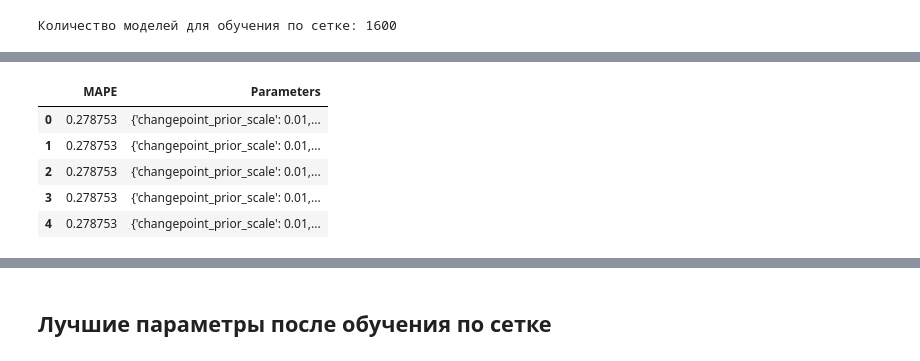
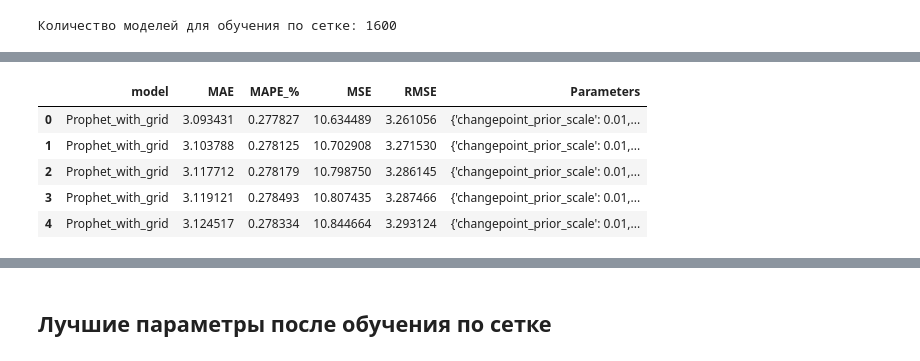
Before and after one commit to myxa95/01_Prediction_of_the_key_rate_in_the_Russian_Federation, a Jupyter notebook: notebooks/Parcer_EDA.ipynb, the cells around one changed output, grey strips where cells are left out. Saved outputs shown, nothing was run; the diff lists cells and outputs as text; code cells hidden in the pictures.

```diff
--- a/notebooks/Parcer_EDA.ipynb
+++ b/notebooks/Parcer_EDA.ipynb
@@ -354,12 +355,15 @@ print('Количество моделей для обучения по сетк
 # %% [output]
 Количество моделей для обучения по сетке: 1600
 # %%
-# Создаем пустой DataFrame с указанными столбцами
-model_parameters = pd.DataFrame(columns=['MAPE', 'Parameters'])
+# Создаем пустой DataFrame для сохранения метрик
+model_grid_metrics = pd.DataFrame()
+model_grid_parameters = pd.DataFrame(columns = ['Parameters'])
 
 # Проходимся по сетке гиперпараметров
-for p in grid:
+for p in tqdm(grid):
     print(p)
+#for p in grid:
+#    print(p)
 
     # Создаем модель Prophet с текущими гиперпараметрами
     model_grid = Prophet(
@@ -370,11 +374,11 @@ for p in grid:
         daily_seasonality = p['daily_seasonality'],
         weekly_seasonality = p['weekly_seasonality'],
         yearly_seasonality = p['yearly_seasonality'],
-        #holidays=holiday,
+        holidays=holiday,
     )
 
     # Добавляем праздники в модель
-    #model_grid.add_country_holidays(country_name='RU')
+    model_grid.add_country_holidays(country_name='RU')
 
     # Обучаем модель данными
     model_grid.fit(df_train)
@@ -385,11 +389,8 @@ for p in grid:
     # Делаем предсказания
     model_grid_forecast = model_grid.predict(model_grid_future)
 
-    # Вычисляем MAPE
-    MAPE = mean_absolute_percentage_error(df_test['y'], model_grid_forecast['yhat'])
-    print('Mean Absolute Percentage Error(MAPE) - ', MAPE)
-
-    # Добавляем новую строку в DataFrame
-    model_parameters = pd.concat([model_parameters, pd.DataFrame({'MAPE': [MAPE], 'Parameters': [p]})], ignore_index=True)
+    # Вычисляем метрики и добавляем новую строку в DataFrame
+    model_grid_metrics = pd.concat([model_grid_metrics, get_metrics(y_test=df_test['y'], y_pred=model_grid_forecast['yhat'], name='Prophet_with_grid ')])
+    model_grid_parameters = pd.concat([model_grid_parameters, pd.DataFrame({'Parameters': [p]})], ignore_index=True)
 # %% [output]
 {'changepoint_prior_scale': 0.001, 'daily_seasonality': True, 'holidays_prior_scale': 0.01, 'seasonality_mode': 'multiplicative', 'seasonality_prior_scale': 0.01, 'weekly_seasonality': True, 'yearly_s ...
@@ -418,0 +415,3 @@ Mean Absolute Percentage Error(MAPE) -  0.3733522403180229
+# %%
+model_grid_metrics = model_grid_metrics.reset_index(drop=True)
+model_grid_metrics
@@ -418,0 +448,4 @@ Mean Absolute Percentage Error(MAPE) -  0.3733522403180229
+# %%
+# Объединение DataFrame по столбцам (axis=1)
+metrics_parameters_with_grid = pd.concat([model_grid_metrics, model_grid_parameters], axis=1)
+metrics_parameters_with_grid
@@ -419,11 +466,11 @@ Mean Absolute Percentage Error(MAPE) -  0.3733522403180229
 # %%
-parameters = model_parameters.sort_values(by=['MAPE'])
-parameters = parameters.reset_index(drop=True)
-parameters.head()
+metrics_parameters_with_grid = metrics_parameters_with_grid.sort_values(by=['MAE'])
+metrics_parameters_with_grid = metrics_parameters_with_grid.reset_index(drop=True)
+metrics_parameters_with_grid.head()
 # %% [output]
-|  | MAPE | Parameters |
-| 0 | 0.278753 | {'changepoint_prior_scale': 0.01,... |
-| 1 | 0.278753 | {'changepoint_prior_scale': 0.01,... |
-| 2 | 0.278753 | {'changepoint_prior_scale': 0.01,... |
-| 3 | 0.278753 | {'changepoint_prior_scale': 0.01,... |
-| 4 | 0.278753 | {'changepoint_prior_scale': 0.01,... |
+|  | model | MAE | MAPE_% | MSE | RMSE | Parameters |
+| 0 | Prophet_with_grid | 3.093431 | 0.277827 | 10.634489 | 3.261056 | {'changepoint_prior_scale': 0.01,... |
+| 1 | Prophet_with_grid | 3.103788 | 0.278125 | 10.702908 | 3.271530 | {'changepoint_prior_scale': 0.01,... |
+| 2 | Prophet_with_grid | 3.117712 | 0.278179 | 10.798750 | 3.286145 | {'changepoint_prior_scale': 0.01,... |
+| 3 | Prophet_with_grid | 3.119121 | 0.278493 | 10.807435 | 3.287466 | {'changepoint_prior_scale': 0.01,... |
+| 4 | Prophet_with_grid | 3.124517 | 0.278334 | 10.844664 | 3.293124 | {'changepoint_prior_scale': 0.01,... |
```
Also changed, not shown: parts of 33 cells of this notebook, 4 other files.
